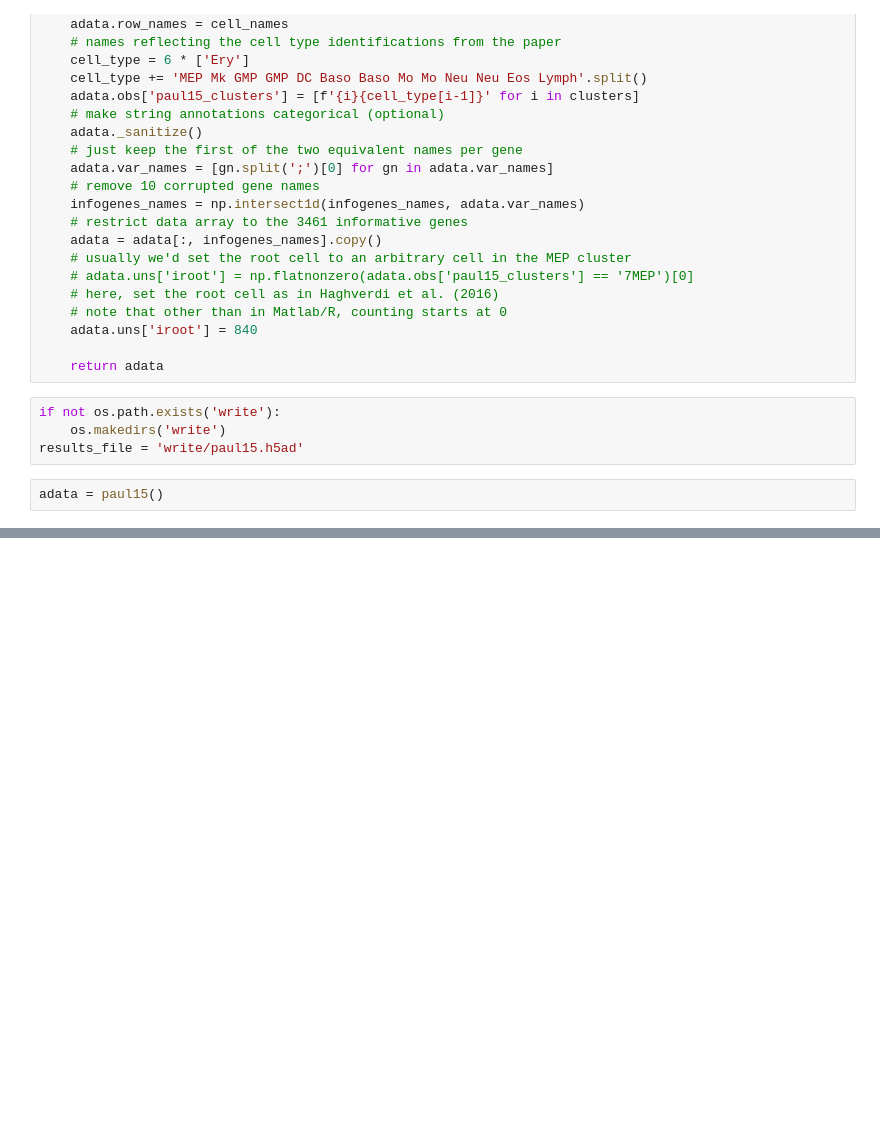
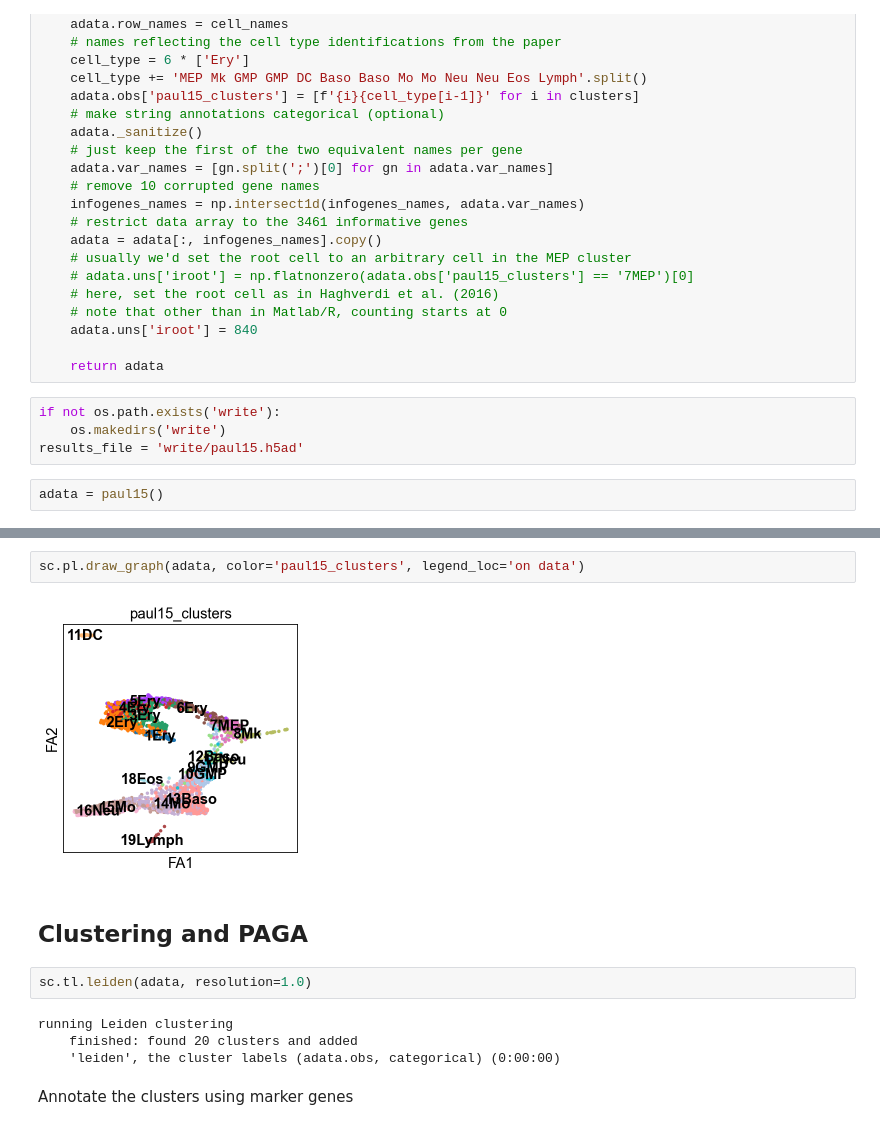
Before and after one commit to cliburn/learn-immune-ds, a Jupyter notebook: rna-seq/Pseudotime analysis.ipynb, the cells around one changed output, grey strips where cells are left out. Drawn from its saved outputs; the diff is of its cells as text; blank space fills up the shorter version.

```diff
--- a/rna-seq/Pseudotime analysis.ipynb
+++ b/rna-seq/Pseudotime analysis.ipynb
@@ -73,0 +111,14 @@ adata = paul15()
+# %%
+sc.pl.draw_graph(adata, color='paul15_clusters', legend_loc='on data')
+# %% [output]
+[figure, added]
+# %% [markdown]
+## Clustering and PAGA
+# %%
+sc.tl.leiden(adata, resolution=1.0)
+# %% [output]
+running Leiden clustering
+    finished: found 20 clusters and added
+    'leiden', the cluster labels (adata.obs, categorical) (0:00:00)
+# %% [markdown]
+Annotate the clusters using marker genes
```
Also changed, not shown: parts of 26 cells of this notebook.
